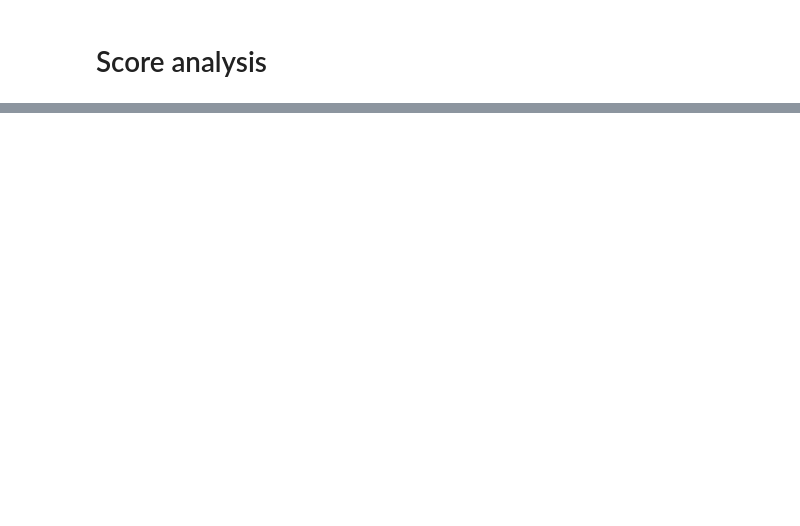
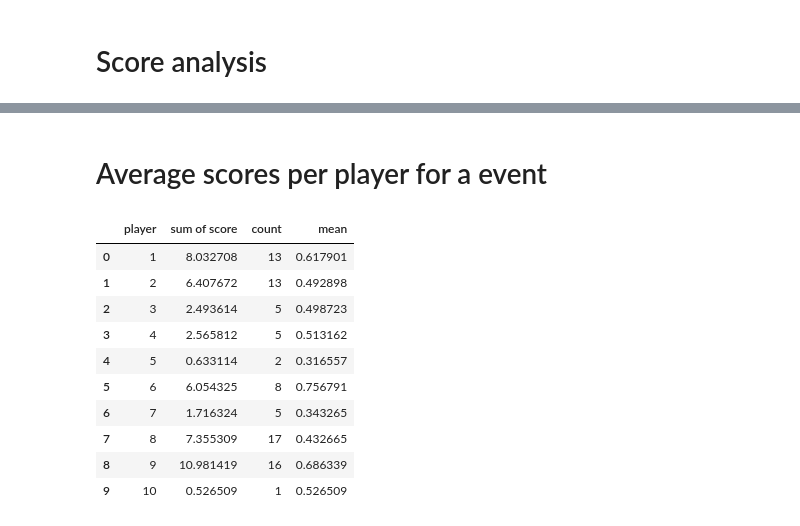
Before and after one commit to ThrypsisJ/Action2Score, a Jupyter notebook: experiment_challenger_analysis.ipynb, the cells around one changed output, grey strips where cells are left out. Cells and saved outputs as stored; diff of their text form; code cells hidden in the pictures; blank space fills up the shorter version.

```diff
--- a/experiment_challenger_analysis.ipynb
+++ b/experiment_challenger_analysis.ipynb
@@ -100,0 +195,43 @@ data
+# %% [markdown]
+# Average scores per player for a event
+# %%
+import pandas as pd
+
+pd.set_option("display.max_rows", None, "display.max_columns", None)
+
+match_id = 'NA1_4083949961'
+data = pd.read_csv('./processed_ftr/scores_challenger.csv')
+
+data = data[(data['match_id'] == match_id)].drop(labels=['match_id', 'win'], axis='columns')
+data = data.drop(labels=['mage', 'fighter', 'support', 'tank', 'assassin', 'marksman', 'TOP', 'MIDDLE', 'BOTTOM', 'JUNGLE', 'UTILITY'], axis='columns')
+
+scoresums, counts, means = [], [], []
+data = data[data['CHAMPION_KILL'] == 1]
+for player in range(10):
+    event_scores = data[data['player'] == player]['score'].tolist()
+
+    _sum = sum(event_scores)
+    _count = len(event_scores)
+    _mean = _sum / _count if _count != 0 else 0
+
+    scoresums.append(_sum)
+    counts.append(_count)
+    means.append(_mean)
+
+scoresum_per_event = {
+    'player': [i+1 for i in range(10)], 'sum of score': scoresums, 'count': counts, 'mean': means
+}
+scoresum_per_event = pd.DataFrame(scoresum_per_event).sort_values(by='player', axis=0, ascending=True, ignore_index=True)
+scoresum_per_event
+# %% [output]
+|  | player | sum of score | count | mean |
+| 0 | 1 | 8.032708 | 13 | 0.617901 |
+| 1 | 2 | 6.407672 | 13 | 0.492898 |
+| 2 | 3 | 2.493614 | 5 | 0.498723 |
+| 3 | 4 | 2.565812 | 5 | 0.513162 |
+| 4 | 5 | 0.633114 | 2 | 0.316557 |
+| 5 | 6 | 6.054325 | 8 | 0.756791 |
+| 6 | 7 | 1.716324 | 5 | 0.343265 |
+| 7 | 8 | 7.355309 | 17 | 0.432665 |
+| 8 | 9 | 10.981419 | 16 | 0.686339 |
+| 9 | 10 | 0.526509 | 1 | 0.526509 |
```
Also changed, not shown: parts of 8 cells of this notebook, 18 other files.
